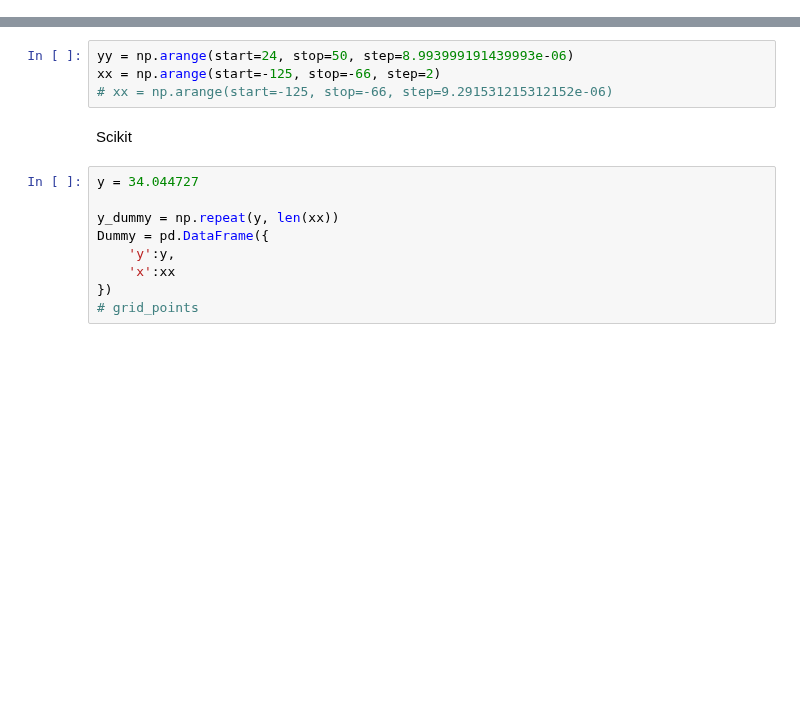
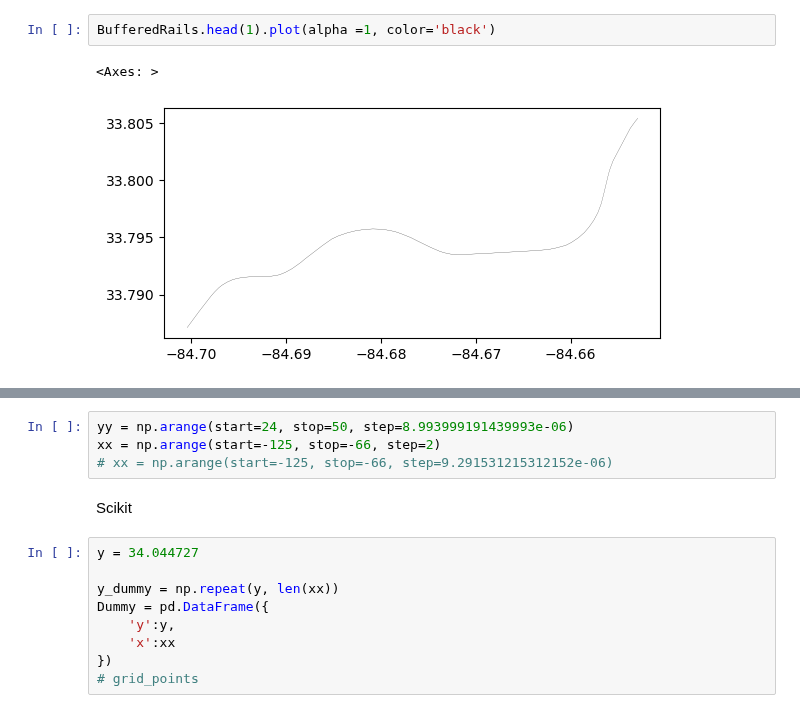
Before and after one commit to abartnof/largest_plot, a Jupyter notebook: scripts/munge_national_borders.ipynb, the cells around one changed output, grey strips where cells are left out. Drawn from its saved outputs; the diff is of its cells as text; blank space fills up the shorter version.

```diff
--- a/scripts/munge_national_borders.ipynb
+++ b/scripts/munge_national_borders.ipynb
@@ -12,0 +187,5 @@ from skimage.measure import grid_points_in_poly, points_in_poly
+# %%
+BufferedRails.head(1).plot(alpha =1, color='black')
+# %% [output]
+<Axes: >
+[figure, added]
```
Also changed, not shown: parts of 31 cells of this notebook, 7 other files.
